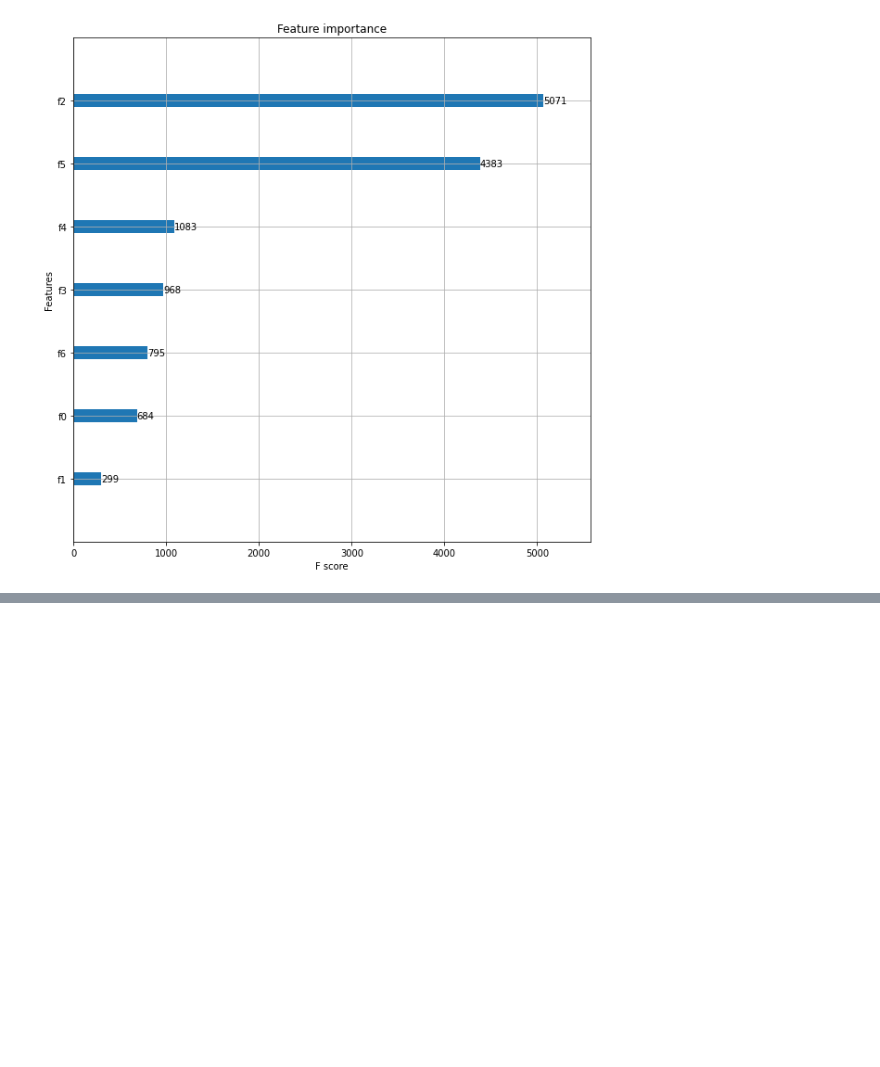
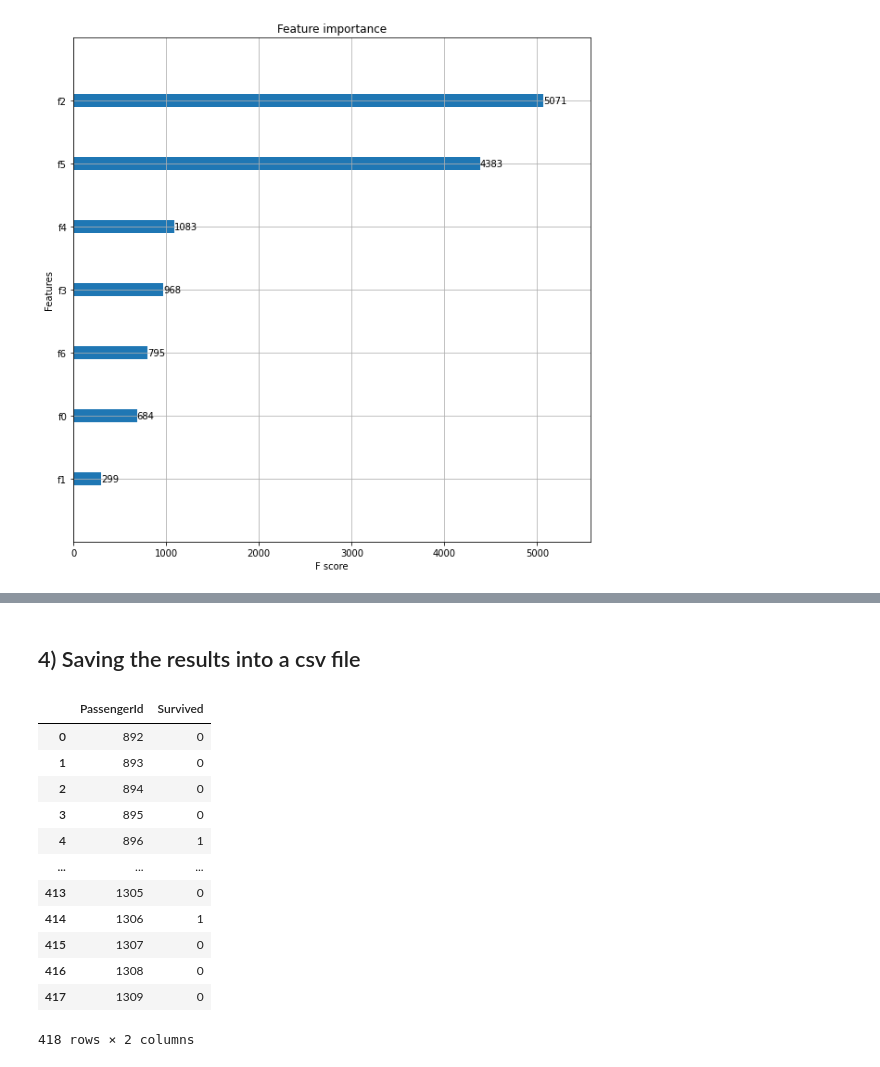
Before and after one commit to akash1309/Titanic-Kaggle, a Jupyter notebook: Titanic.ipynb, the cells around one changed output, grey strips where cells are left out. Cells and saved outputs as stored; diff of their text form; code cells hidden in the pictures; blank space fills up the shorter version.

```diff
--- a/Titanic.ipynb
+++ b/Titanic.ipynb
@@ -295,0 +323,13 @@ plt.show()
+# %%
+cat_cols = ['Sex','Embarked']
+# %%
+# Converting the category cols to integers
+for col in cat_cols:
+  df[col] = df[col].astype('category')
+
+for col in cat_cols:
+  df[col] = df[col].cat.codes.values
+# %%
+# Splitting the data into features and labels
+
+X_test = df[['Pclass','Sex','Age','SibSp','Parch','Fare','Embarked']].values
@@ -295,0 +338,2 @@ plt.show()
+# %%
+y_preds = xg_clf.predict(X_test)
@@ -295,0 +362,19 @@ plt.show()
+# %% [markdown]
+## 4) Saving the results into a csv file
+# %%
+submission = pd.DataFrame({'PassengerId':df['PassengerId'],'Survived':y_preds})
+submission
+# %% [output]
+|  | PassengerId | Survived |
+| 0 | 892 | 0 |
+| 1 | 893 | 0 |
+| 2 | 894 | 0 |
+| 3 | 895 | 0 |
+| 4 | 896 | 1 |
+| ... | ... | ... |
+| 413 | 1305 | 0 |
+| 414 | 1306 | 1 |
+| 415 | 1307 | 0 |
+| 416 | 1308 | 0 |
+| 417 | 1309 | 0 |
+418 rows × 2 columns
```
Also changed, not shown: parts of 9 cells of this notebook.
